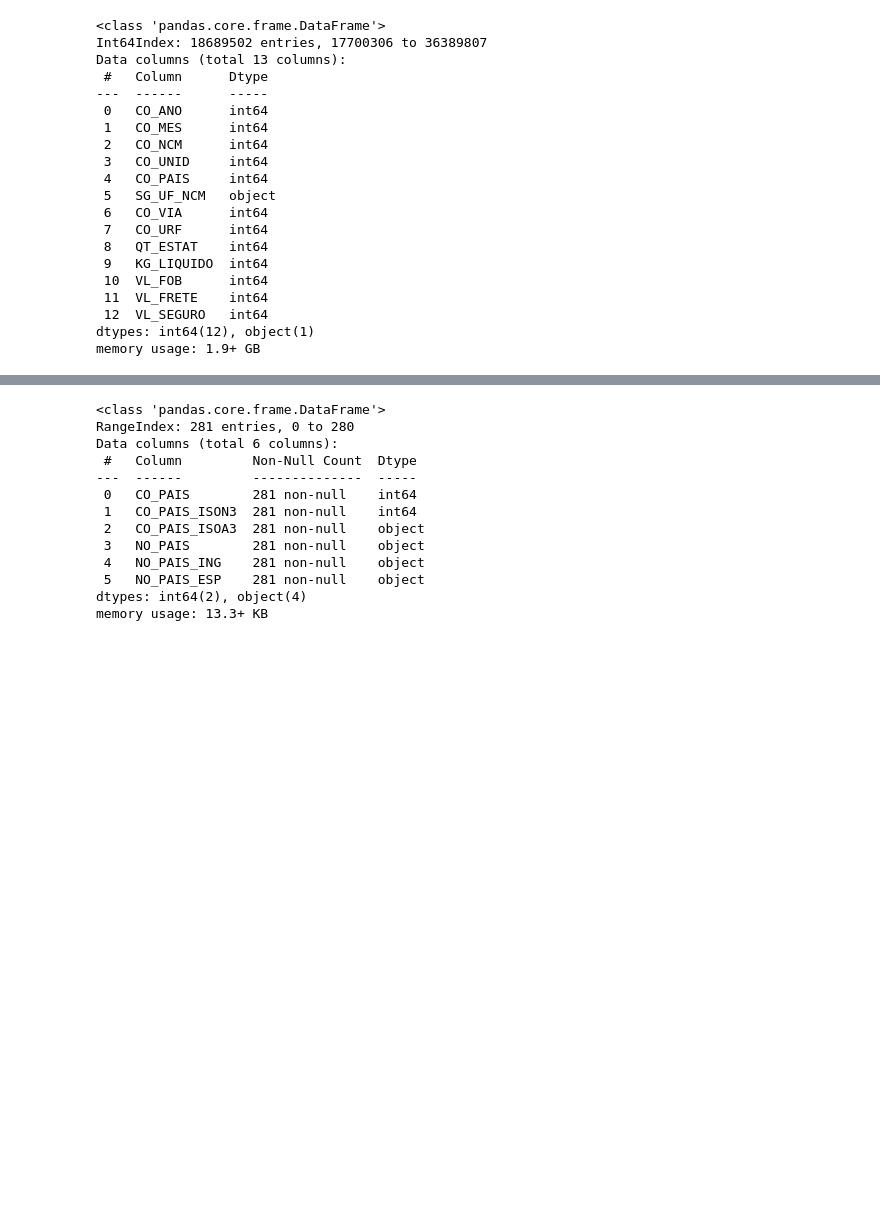
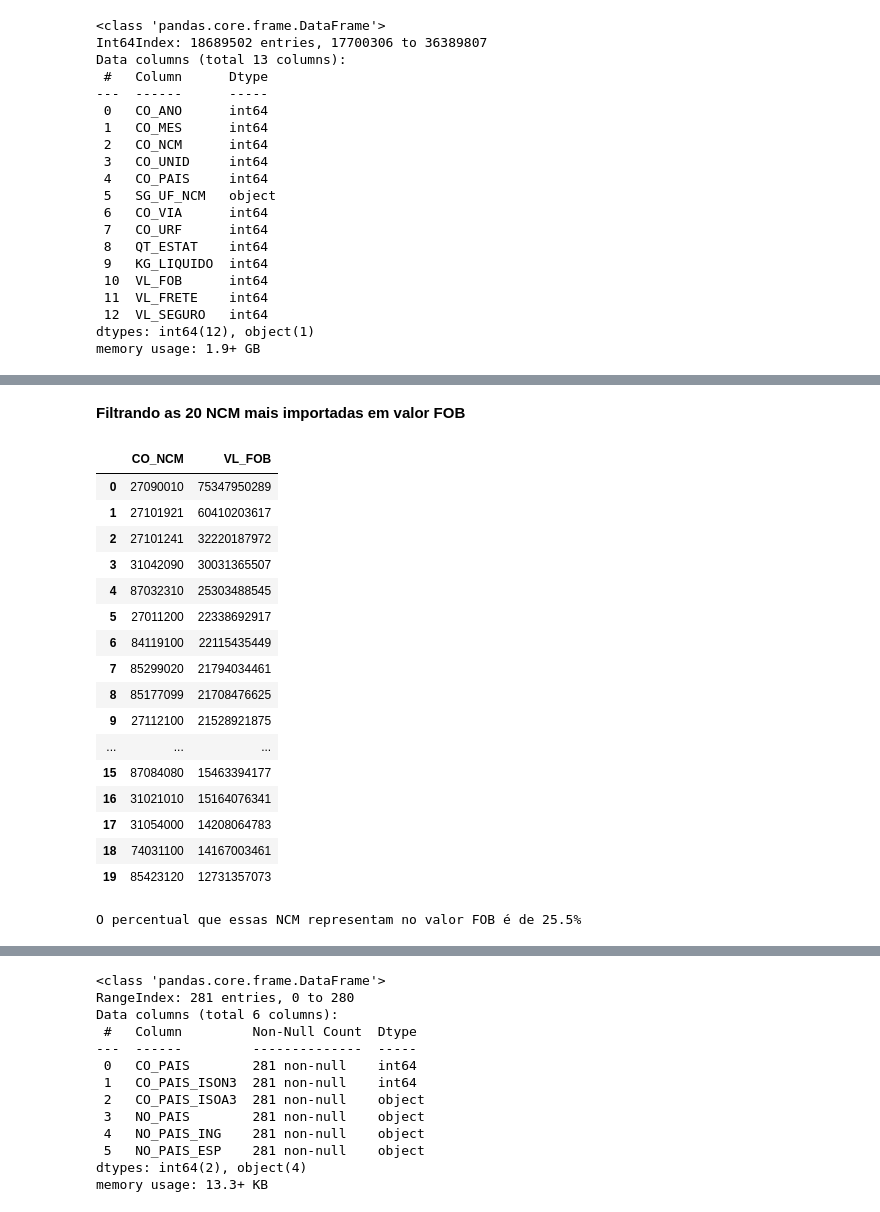
Before and after one commit to Danielpsob/DSWP, a Jupyter notebook: notebooks/analise_dados29-03.ipynb, the cells around one changed output, grey strips where cells are left out. Saved outputs shown, nothing was run; the diff lists cells and outputs as text; code cells hidden in the pictures; blank space fills up the shorter version.

```diff
--- a/notebooks/analise_dados29-03.ipynb
+++ b/notebooks/analise_dados29-03.ipynb
@@ -116,0 +103,33 @@ df_importacao.head()
+# %% [markdown]
+**Filtrando as 20 NCM mais importadas em valor FOB**
+# %%
+df = df_importacao.groupby(['CO_NCM']).sum().sort_values(by=['VL_FOB'],ascending=False)
+fob_total = df.VL_FOB.sum()
+df = df.iloc[:20,:][['VL_FOB']]
+df.reset_index(inplace=True)
+df
+# %% [output]
+|  | CO_NCM | VL_FOB |
+| 0 | 27090010 | 75347950289 |
+| 1 | 27101921 | 60410203617 |
+| 2 | 27101241 | 32220187972 |
+| 3 | 31042090 | 30031365507 |
+| 4 | 87032310 | 25303488545 |
+| 5 | 27011200 | 22338692917 |
+| 6 | 84119100 | 22115435449 |
+| 7 | 85299020 | 21794034461 |
+| 8 | 85177099 | 21708476625 |
+| 9 | 27112100 | 21528921875 |
+| ... | ... | ... |
+| 15 | 87084080 | 15463394177 |
+| 16 | 31021010 | 15164076341 |
+| 17 | 31054000 | 14208064783 |
+| 18 | 74031100 | 14167003461 |
+| 19 | 85423120 | 12731357073 |
+# %%
+maiores_ncm = df.iloc[:20,:]
+fob_maiores_ncm = maiores_ncm.VL_FOB.sum()
+perc_ncm = fob_maiores_ncm/fob_total
+print(f'O percentual que essas NCM representam no valor FOB é de {perc_ncm:.1%}')
+# %% [output]
+O percentual que essas NCM representam no valor FOB é de 25.5%
```
Also changed, not shown: parts of 22 cells of this notebook.
